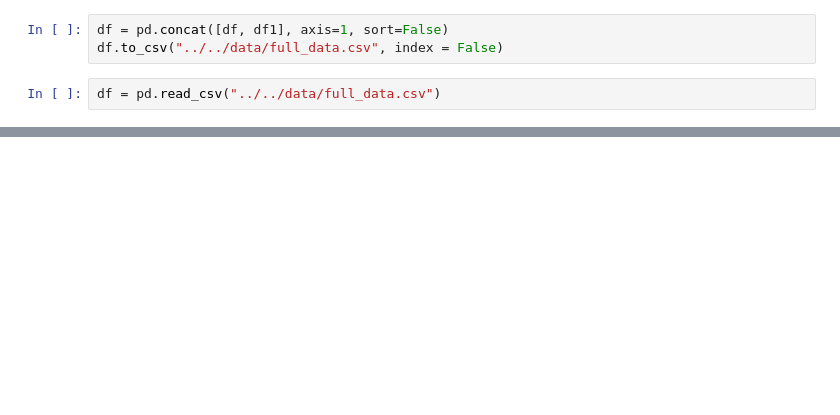
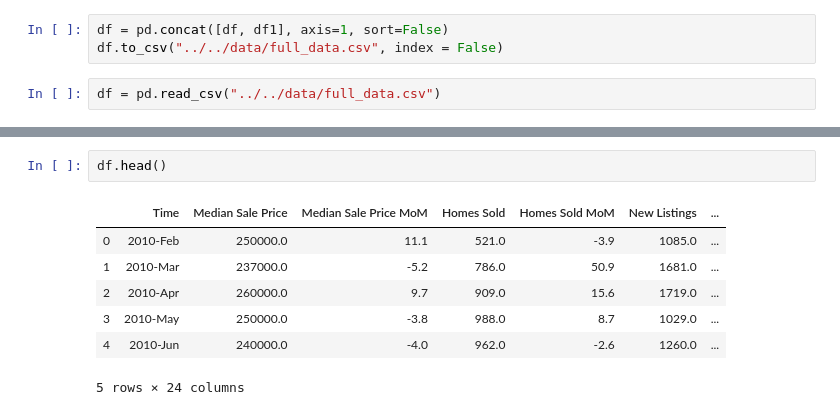
Before and after one commit to iuniorhsiung/mod4_project_DC_housing_price, a Jupyter notebook: python_folder/python file/Data_cleaning_house_price.ipynb, the cells around one changed output, grey strips where cells are left out. Drawn from its saved outputs; the diff is of its cells as text; blank space fills up the shorter version.

```diff
--- a/python_folder/python file/Data_cleaning_house_price.ipynb
+++ b/python_folder/python file/Data_cleaning_house_price.ipynb
@@ -209,0 +184,10 @@ plt.show()
+# %%
+df.head()
+# %% [output]
+|  | Time | Median Sale Price | Median Sale Price MoM | Homes Sold | Homes Sold MoM | New Listings | ... |
+| 0 | 2010-Feb | 250000.0 | 11.1 | 521.0 | -3.9 | 1085.0 | ... |
+| 1 | 2010-Mar | 237000.0 | -5.2 | 786.0 | 50.9 | 1681.0 | ... |
+| 2 | 2010-Apr | 260000.0 | 9.7 | 909.0 | 15.6 | 1719.0 | ... |
+| 3 | 2010-May | 250000.0 | -3.8 | 988.0 | 8.7 | 1029.0 | ... |
+| 4 | 2010-Jun | 240000.0 | -4.0 | 962.0 | -2.6 | 1260.0 | ... |
+5 rows × 24 columns
```
Also changed, not shown: parts of 16 cells of this notebook, 2 other files.
